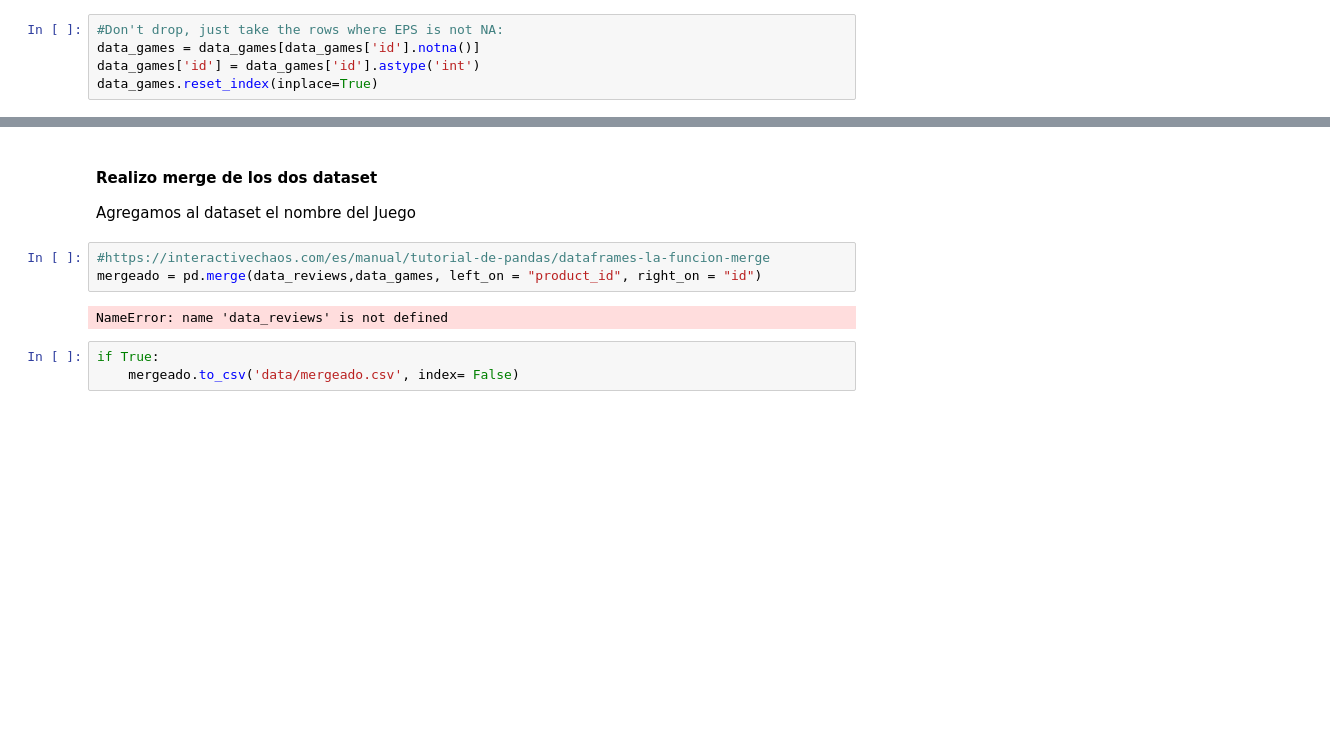
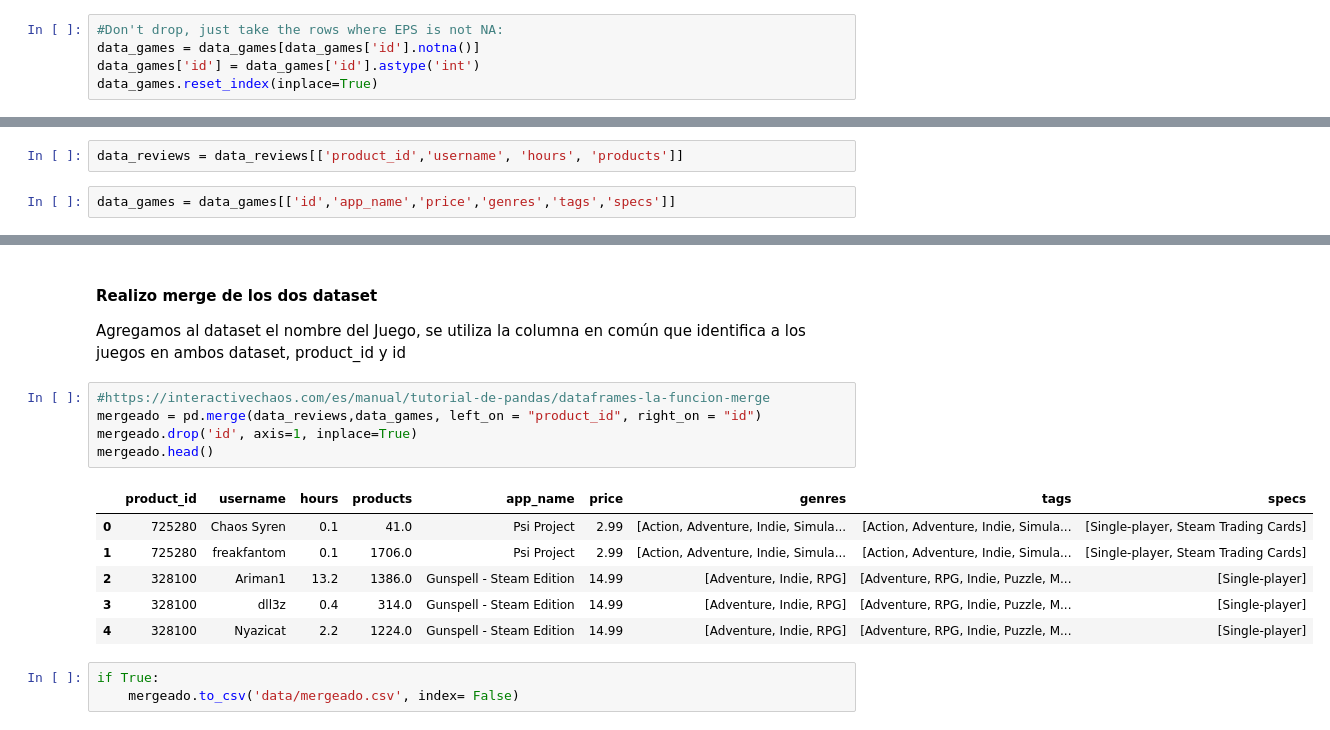
Before and after one commit to gonzalogperez/sistemas-recomendacion-steam, a Jupyter notebook: DS_Proyecto_03_SR.ipynb, the cells around one changed output, grey strips where cells are left out. Saved outputs shown, nothing was run; the diff lists cells and outputs as text; blank space fills up the shorter version.

Commit message:
nuevo merge, filtradondo features importantes

```diff
--- a/DS_Proyecto_03_SR.ipynb
+++ b/DS_Proyecto_03_SR.ipynb
@@ -182,0 +186,4 @@ data_games.reset_index(inplace=True)
+# %%
+data_reviews = data_reviews[['product_id','username', 'hours', 'products']]
+# %%
+data_games = data_games[['id','app_name','price','genres','tags','specs']]
@@ -183,12 +204,19 @@ data_games.reset_index(inplace=True)
 # %% [markdown]
 #### Realizo merge de los dos dataset
 
-Agregamos al dataset el nombre del Juego
+Agregamos al dataset el nombre del Juego, se utiliza la columna en común que identifica a los juegos en ambos dataset, product_id y id
 # %%
 #https://interactivechaos.com/es/manual/tutorial-de-pandas/dataframes-la-funcion-merge
 mergeado = pd.merge(data_reviews,data_games, left_on = "product_id", right_on = "id")
+mergeado.drop('id', axis=1, inplace=True)
+mergeado.head()
 # %% [output]
-NameError: name 'data_reviews' is not defined
+|  | product_id | username | hours | products | app_name | price | genres | tags | specs |
+| 0 | 725280 | Chaos Syren | 0.1 | 41.0 | Psi Project | 2.99 | [Action, Adventure, Indie, Simula... | [Action, Adventure, Indie, Simula... | [Single-player, Steam Trading Cards] |
+| 1 | 725280 | freakfantom | 0.1 | 1706.0 | Psi Project | 2.99 | [Action, Adventure, Indie, Simula... | [Action, Adventure, Indie, Simula... | [Single-player, Steam Trading Cards] |
+| 2 | 328100 | Ariman1 | 13.2 | 1386.0 | Gunspell - Steam Edition | 14.99 | [Adventure, Indie, RPG] | [Adventure, RPG, Indie, Puzzle, M... | [Single-player] |
+| 3 | 328100 | dll3z | 0.4 | 314.0 | Gunspell - Steam Edition | 14.99 | [Adventure, Indie, RPG] | [Adventure, RPG, Indie, Puzzle, M... | [Single-player] |
+| 4 | 328100 | Nyazicat | 2.2 | 1224.0 | Gunspell - Steam Edition | 14.99 | [Adventure, Indie, RPG] | [Adventure, RPG, Indie, Puzzle, M... | [Single-player] |
 # %%
 if True:
     mergeado.to_csv('data/mergeado.csv', index= False)
```
Also changed, not shown: parts of 5 cells of this notebook.
